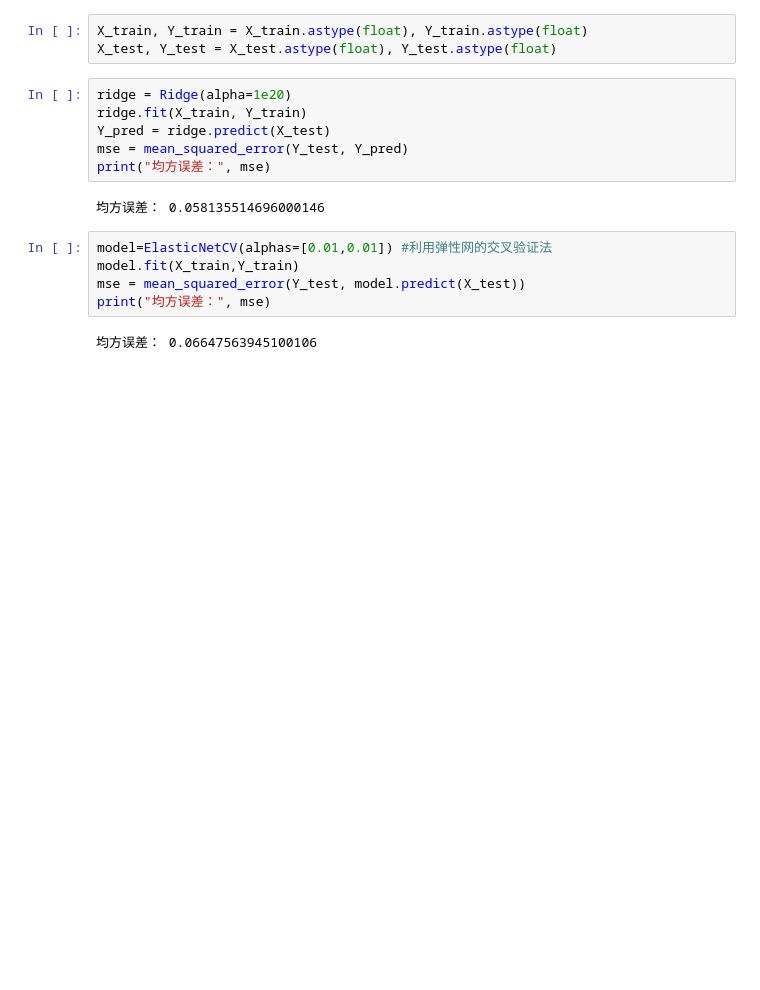
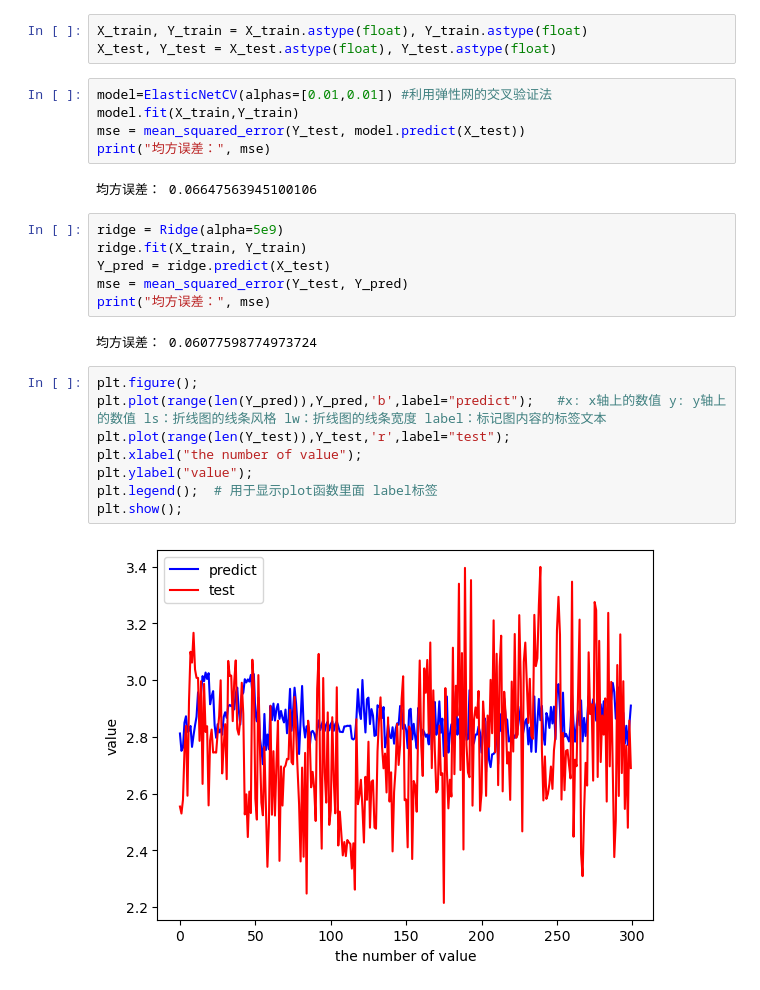
Before and after one commit to fengmian123/mid2rain.github.io, a Jupyter notebook: RidgeRegression/ridge.ipynb, the cells around one changed output. Cells and saved outputs as stored; diff of their text form; blank space fills up the shorter version.

```diff
--- a/RidgeRegression/ridge.ipynb
+++ b/RidgeRegression/ridge.ipynb
@@ -25,14 +26,6 @@ X_test = test
 # %%
 X_train, Y_train = X_train.astype(float), Y_train.astype(float)
 X_test, Y_test = X_test.astype(float), Y_test.astype(float)
-# %%
-ridge = Ridge(alpha=1e20)
-ridge.fit(X_train, Y_train)
-Y_pred = ridge.predict(X_test)
-mse = mean_squared_error(Y_test, Y_pred)
-print("均方误差：", mse)
-# %% [output]
-均方误差： 0.058135514696000146
 # %%
 model=ElasticNetCV(alphas=[0.01,0.01]) #利用弹性网的交叉验证法
 model.fit(X_train,Y_train)
@@ -40,3 +33,21 @@ mse = mean_squared_error(Y_test, model.predict(X_test))
 print("均方误差：", mse)
 # %% [output]
 均方误差： 0.06647563945100106
+# %%
+ridge = Ridge(alpha=5e9)
+ridge.fit(X_train, Y_train)
+Y_pred = ridge.predict(X_test)
+mse = mean_squared_error(Y_test, Y_pred)
+print("均方误差：", mse)
+# %% [output]
+均方误差： 0.06077598774973724
+# %%
+plt.figure();
+plt.plot(range(len(Y_pred)),Y_pred,'b',label="predict");   #x: x轴上的数值 y: y轴上的数值 ls：折线图的线条风格 lw：折线图的线条宽度 label：标记图内容的标签文本
+plt.plot(range(len(Y_test)),Y_test,'r',label="test");
+plt.xlabel("the number of value");
+plt.ylabel("value");
+plt.legend();  # 用于显示plot函数里面 label标签
+plt.show();
+# %% [output]
+[figure, added]
```
Also changed, not shown: parts of 1 cell of this notebook.
